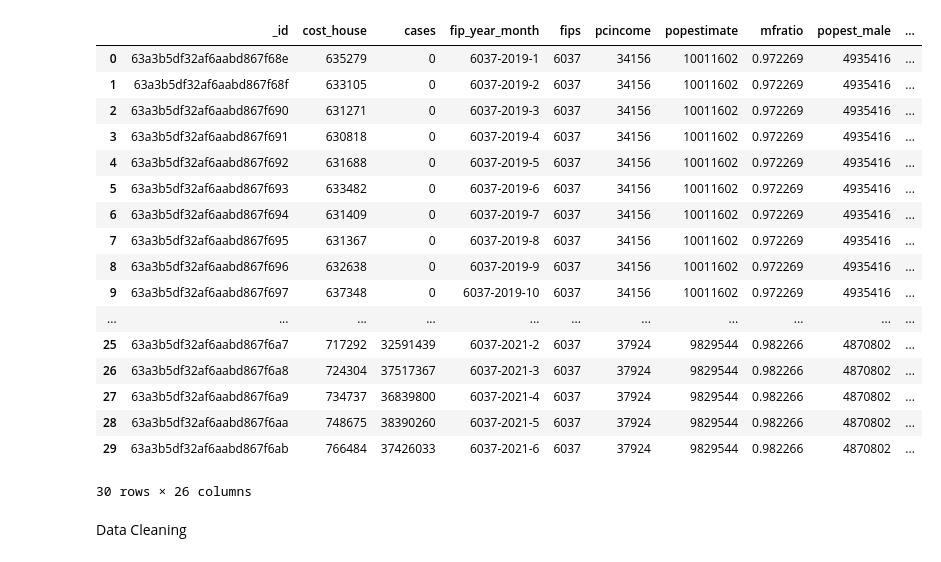
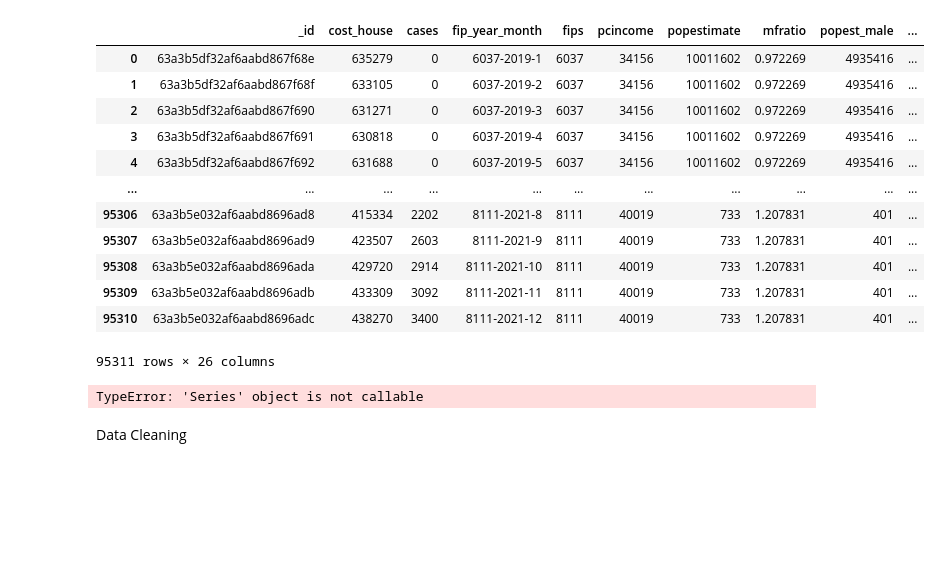
Before and after one commit to Jrheldmann/covidAnalysisHousing, a Jupyter notebook: Circle_role/RegressionWorkJA/linear_regression_final_project.ipynb, the cells around one changed output. Drawn from its saved outputs; the diff is of its cells as text; code cells hidden in the pictures; blank space fills up the shorter version.

```diff
--- a/Circle_role/RegressionWorkJA/linear_regression_final_project.ipynb
+++ b/Circle_role/RegressionWorkJA/linear_regression_final_project.ipynb
@@ -10,35 +10,34 @@ from sklearn.preprocessing import StandardScaler
 # %%
 #  Import and read the csv.
 import pymongo
 import json
 import pandas as pd
 #myclient = pymongo.MongoClient("mongodb://localhost:27017/")
 from config import password
 from config import username
 myclient=pymongo.MongoClient(f"mongodb://{username}:{password}@ac-bwpvcfr-shard-00-00.sc3siep.mongodb.net:27017,ac-bwpvcfr-shard-00-01.sc3siep.mongodb.net:27017,ac-bwpvcfr-shard-00-02.sc3siep.mongodb.net:27017/?ssl=true&replicaSet=atlas-lvkd7c-shard-0&authSource=admin&retryWrites=true&w=majority")
 mydb=myclient["HousingCovid"]
 test = mydb.merged_data
 data_df = pd.DataFrame(list(test.find()))
-data_df.head(30)
+data_df
 # %% [output]
 |  | _id | cost_house | cases | fip_year_month | fips | pcincome | popestimate | mfratio | popest_male | ... |
 | 0 | 63a3b5df32af6aabd867f68e | 635279 | 0 | 6037-2019-1 | 6037 | 34156 | 10011602 | 0.972269 | 4935416 | ... |
 | 1 | 63a3b5df32af6aabd867f68f | 633105 | 0 | 6037-2019-2 | 6037 | 34156 | 10011602 | 0.972269 | 4935416 | ... |
 | 2 | 63a3b5df32af6aabd867f690 | 631271 | 0 | 6037-2019-3 | 6037 | 34156 | 10011602 | 0.972269 | 4935416 | ... |
 | 3 | 63a3b5df32af6aabd867f691 | 630818 | 0 | 6037-2019-4 | 6037 | 34156 | 10011602 | 0.972269 | 4935416 | ... |
 | 4 | 63a3b5df32af6aabd867f692 | 631688 | 0 | 6037-2019-5 | 6037 | 34156 | 10011602 | 0.972269 | 4935416 | ... |
-| 5 | 63a3b5df32af6aabd867f693 | 633482 | 0 | 6037-2019-6 | 6037 | 34156 | 10011602 | 0.972269 | 4935416 | ... |
-| 6 | 63a3b5df32af6aabd867f694 | 631409 | 0 | 6037-2019-7 | 6037 | 34156 | 10011602 | 0.972269 | 4935416 | ... |
-| 7 | 63a3b5df32af6aabd867f695 | 631367 | 0 | 6037-2019-8 | 6037 | 34156 | 10011602 | 0.972269 | 4935416 | ... |
-| 8 | 63a3b5df32af6aabd867f696 | 632638 | 0 | 6037-2019-9 | 6037 | 34156 | 10011602 | 0.972269 | 4935416 | ... |
-| 9 | 63a3b5df32af6aabd867f697 | 637348 | 0 | 6037-2019-10 | 6037 | 34156 | 10011602 | 0.972269 | 4935416 | ... |
 | ... | ... | ... | ... | ... | ... | ... | ... | ... | ... | ... |
-| 25 | 63a3b5df32af6aabd867f6a7 | 717292 | 32591439 | 6037-2021-2 | 6037 | 37924 | 9829544 | 0.982266 | 4870802 | ... |
-| 26 | 63a3b5df32af6aabd867f6a8 | 724304 | 37517367 | 6037-2021-3 | 6037 | 37924 | 9829544 | 0.982266 | 4870802 | ... |
-| 27 | 63a3b5df32af6aabd867f6a9 | 734737 | 36839800 | 6037-2021-4 | 6037 | 37924 | 9829544 | 0.982266 | 4870802 | ... |
-| 28 | 63a3b5df32af6aabd867f6aa | 748675 | 38390260 | 6037-2021-5 | 6037 | 37924 | 9829544 | 0.982266 | 4870802 | ... |
-| 29 | 63a3b5df32af6aabd867f6ab | 766484 | 37426033 | 6037-2021-6 | 6037 | 37924 | 9829544 | 0.982266 | 4870802 | ... |
+| 95306 | 63a3b5e032af6aabd8696ad8 | 415334 | 2202 | 8111-2021-8 | 8111 | 40019 | 733 | 1.207831 | 401 | ... |
+| 95307 | 63a3b5e032af6aabd8696ad9 | 423507 | 2603 | 8111-2021-9 | 8111 | 40019 | 733 | 1.207831 | 401 | ... |
+| 95308 | 63a3b5e032af6aabd8696ada | 429720 | 2914 | 8111-2021-10 | 8111 | 40019 | 733 | 1.207831 | 401 | ... |
+| 95309 | 63a3b5e032af6aabd8696adb | 433309 | 3092 | 8111-2021-11 | 8111 | 40019 | 733 | 1.207831 | 401 | ... |
+| 95310 | 63a3b5e032af6aabd8696adc | 438270 | 3400 | 8111-2021-12 | 8111 | 40019 | 733 | 1.207831 | 401 | ... |
-30 rows × 26 columns
+95311 rows × 26 columns
+# %%
+data_df.dtypes()
+# %% [output]
+TypeError: 'Series' object is not callable
 # %% [markdown]
 Data Cleaning
 # %%
```
Also changed, not shown: parts of 3 cells of this notebook, 3 other files.
